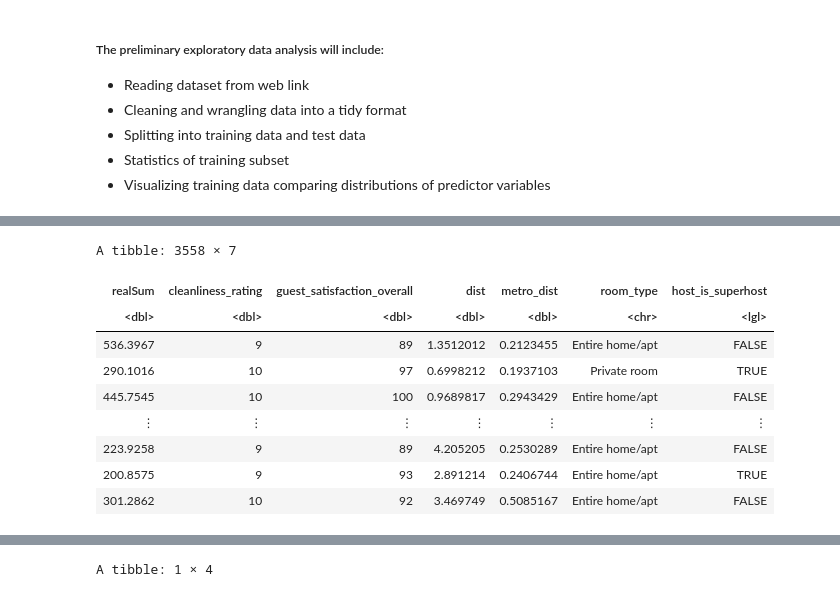
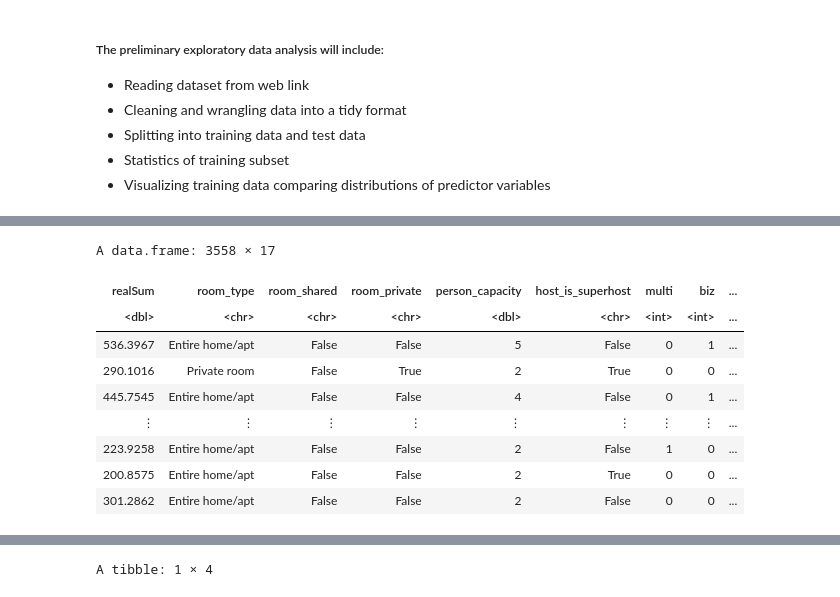
Before and after one commit to kairavv/dsci-100-2022w2-group-17, a Jupyter notebook: project_proposal.ipynb, the cells around one changed output, grey strips where cells are left out. Drawn from its saved outputs; the diff is of its cells as text; code cells hidden in the pictures.

```diff
--- a/project_proposal.ipynb
+++ b/project_proposal.ipynb
@@ -51,7 +69,12 @@ Read from link with appropriate delimiter.
 # %%
-# Read the data frame from Kaggle's database
 # Source: https://www.kaggle.com/datasets/thedevastator/airbnb-prices-in-european-cities?select=paris_weekends.csv
-paris_data_link <- "https://archive.ics.uci.edu/ml/machine-learning-databases/wine-quality/winequality-red.csv"
-# use ';' delimiter, read_csv2 will not work as '.' is used as decimal points
-paris_data <- read_delim(paris_data_link, ';')
+
+# This code reads the "paris_weekends.csv" file from our GitHub repository and stores it in a data frame called "paris_data_weekends".
+paris_data_url <- "https://raw.githubusercontent.com/kairavv/dsci-100-2022w2-group-17/728ea69b13f24e3d7056c5b072d33309ea0a85de/data/paris_weekends.csv"
+paris_data <- read.csv(paris_data_url)
+
+# It then displays the data
+paris_data
+
+# <<does 3557 seem too low? should we add weekdays too?>>
 # %% [output]
@@ -77,17 +96,40 @@ A spec_tbl_df: 142 × 1
 # %%
-#filter the needed columns
+#Cleaning the data, removing irrelevant or unnecessary variables to ensure that the data is in a consistent format.
+
+#Variables filtered out: X (unique identifier), lng (The longitude of the listing), lat (The latitude of the listing).
+
+#Variables to be utilized:
 new_paris_data <- paris_data |>
-  select(realSum, cleanliness_rating, guest_satisfaction_overall, dist, metro_dist,
-        room_type, host_is_superhost)
+  select(realSum,
+         room_type,
+         room_shared,
+         room_private,
+         person_capacity,
+         host_is_superhost,
+         multi,biz,cleanliness_rating,
+         guest_satisfaction_overall,
+         bedrooms,
+         dist,
+         metro_dist,
+         attr_index,
+         attr_index_norm,
+         rest_index,
+         rest_index_norm)
+
+# Displaying the cleaned data
 new_paris_data
+
+#<<do we need to convert any variables into a factor type?>>
+#<<it might be easier to visualize the data if we also filtered out the non-numeric data like room_type, superhost status, and those two boolean columns.>>
+#<<We could compare realSum with other numeric variables?>>
 # %% [output]
-A tibble: 3558 × 7
+A data.frame: 3558 × 17
-| realSum | cleanliness_rating | guest_satisfaction_overall | dist | metro_dist | room_type | host_is_superhost |
-| <dbl> | <dbl> | <dbl> | <dbl> | <dbl> | <chr> | <lgl> |
-| 536.3967 | 9 | 89 | 1.3512012 | 0.2123455 | Entire home/apt | FALSE |
-| 290.1016 | 10 | 97 | 0.6998212 | 0.1937103 | Private room | TRUE |
-| 445.7545 | 10 | 100 | 0.9689817 | 0.2943429 | Entire home/apt | FALSE |
-| ⋮ | ⋮ | ⋮ | ⋮ | ⋮ | ⋮ | ⋮ |
-| 223.9258 | 9 | 89 | 4.205205 | 0.2530289 | Entire home/apt | FALSE |
-| 200.8575 | 9 | 93 | 2.891214 | 0.2406744 | Entire home/apt | TRUE |
-| 301.2862 | 10 | 92 | 3.469749 | 0.5085167 | Entire home/apt | FALSE |
+| realSum | room_type | room_shared | room_private | person_capacity | host_is_superhost | multi | biz | ... |
+| <dbl> | <chr> | <chr> | <chr> | <dbl> | <chr> | <int> | <int> | ... |
+| 536.3967 | Entire home/apt | False | False | 5 | False | 0 | 1 | ... |
+| 290.1016 | Private room | False | True | 2 | True | 0 | 0 | ... |
+| 445.7545 | Entire home/apt | False | False | 4 | False | 0 | 1 | ... |
+| ⋮ | ⋮ | ⋮ | ⋮ | ⋮ | ⋮ | ⋮ | ⋮ | ... |
+| 223.9258 | Entire home/apt | False | False | 2 | False | 1 | 0 | ... |
+| 200.8575 | Entire home/apt | False | False | 2 | True | 0 | 0 | ... |
+| 301.2862 | Entire home/apt | False | False | 2 | False | 0 | 0 | ... |
```
Also changed, not shown: parts of 10 cells of this notebook.
